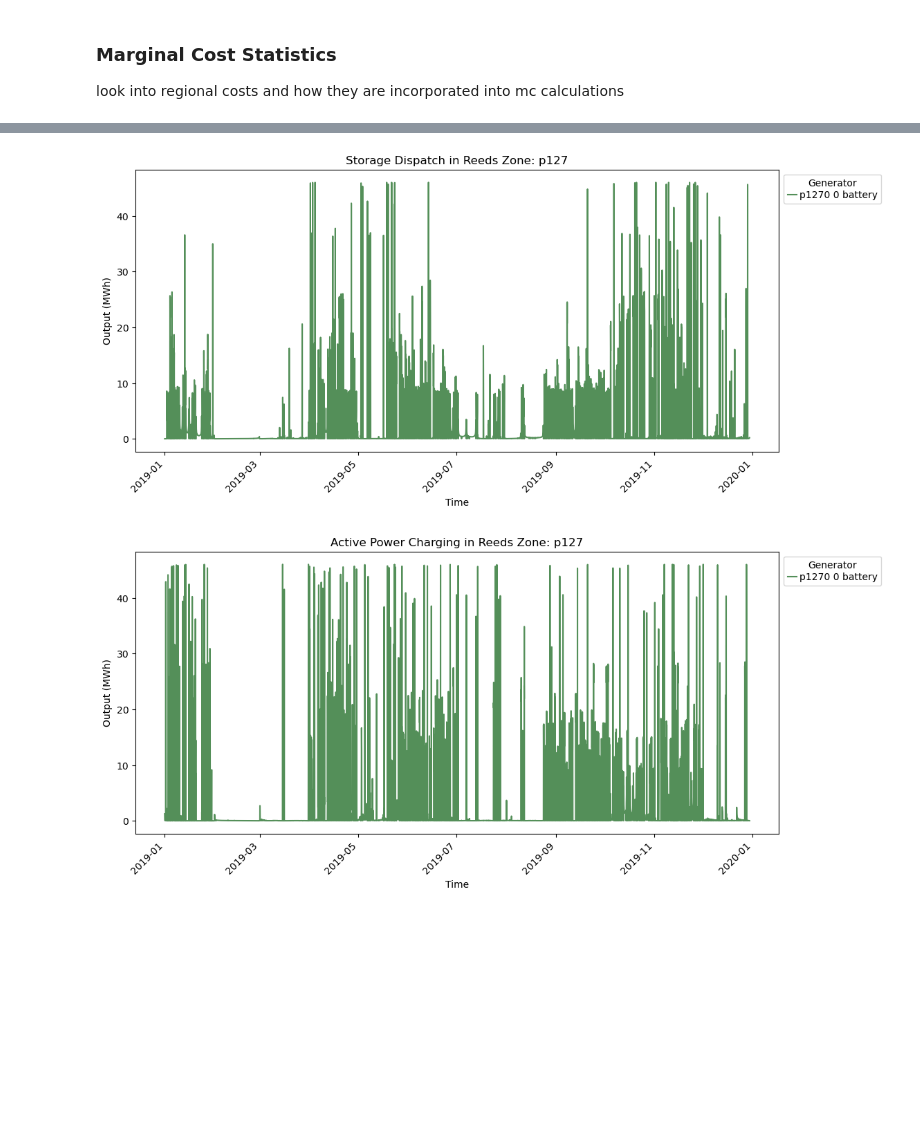
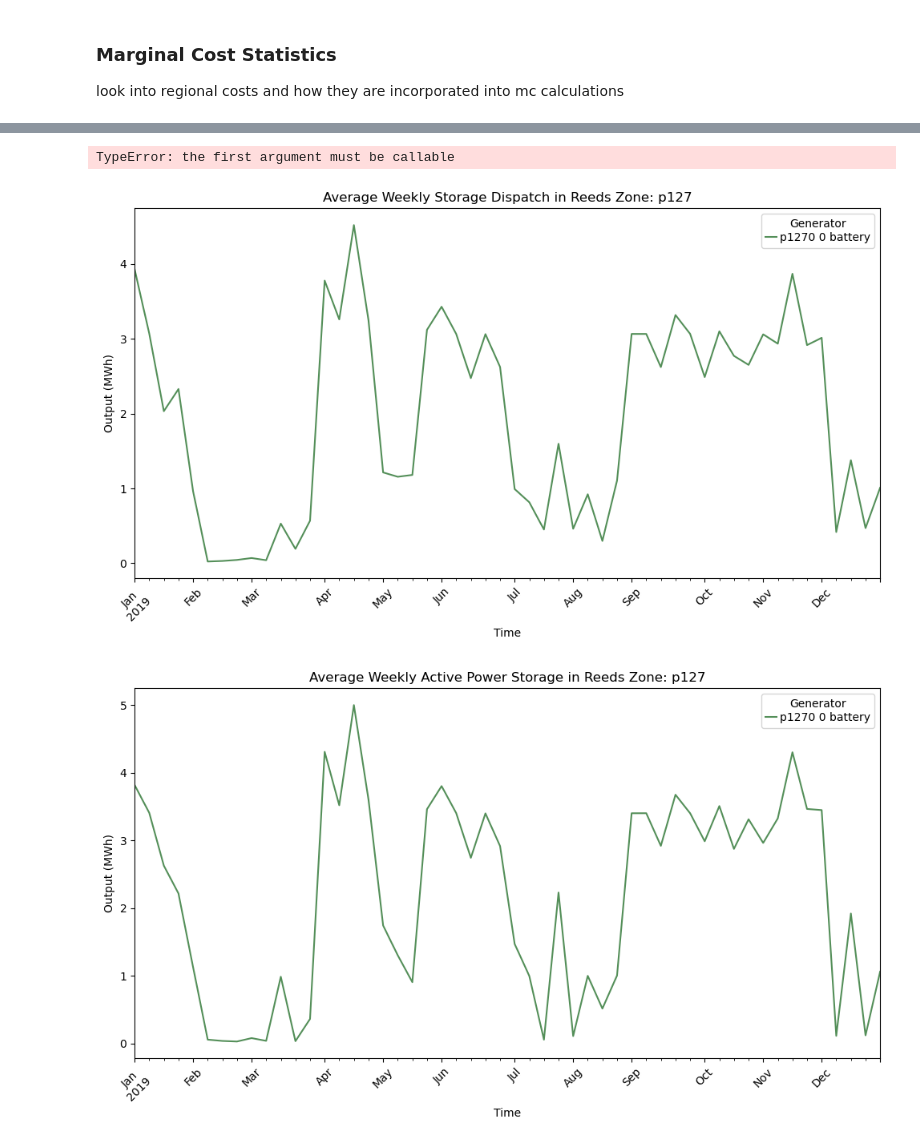
Before and after one commit to af3913/pypsa-usa, a Jupyter notebook: workflow/pypsa-usa_technical_appendix.ipynb, the cells around one changed output, grey strips where cells are left out. Saved outputs shown, nothing was run; the diff lists cells and outputs as text; code cells hidden in the pictures; blank space fills up the shorter version.

```diff
--- a/workflow/pypsa-usa_technical_appendix.ipynb
+++ b/workflow/pypsa-usa_technical_appendix.ipynb
@@ -454,15 +456,16 @@ def plot_data(generator:pd.DataFrame, reeds_zone: str, time_zone: str, start_dat
     plt.xticks(rotation=45)
     plt.show()
 
-plot_data(loads, "p127", "US/Eastern", "2019-08-01", "2019-08-03", "Hourly Load")
+plot_data(loads, "p127", "US/Eastern", "2019-08-07", "2019-08-09", "Hourly Load")
 
 # Generators_p weekly average
 loads_weekly = loads.resample("W", axis=1).mean()
 
-def plot_data_weekly(generator:pd.DataFrame, reeds_zone: str, start_date: str, end_date: str, title: str):
+def plot_data_weekly(generator:pd.DataFrame, reeds_zone: str, time_zone: str, start_date: str, end_date: str, title: str):
     """
     Plots desried load/generation weekly average data for a specified reeds zone and time period.
     """
+
     # Select data for reeds zone
     data = generator.loc(axis=0)[reeds_zone].T
     data = data[(data.index >= start_date) & (data.index <= end_date)]
@@ -477,5 +480,5 @@ def plot_data_weekly(generator:pd.DataFrame, reeds_zone: str, start_date: str, e
     plt.xticks(rotation=45)
     plt.show()
 
-plot_data_weekly(loads_weekly, "p127", "2019-01-01", "2019-12-30", "Average Weekly Load")
+plot_data_weekly(loads_weekly, "p127", "US/Eastern", "2018-01-01", "2019-12-30", "Average Weekly Load")
 # %% [output]
@@ -616,3 +636,43 @@ plot_generators_mc_weekly(generators_mc, ['p127', 'p128'], "2019-01-01", "2019-1
+# %%
+from summary import get_fuel_costs
+
+# approximates for 2030
+fixed_voms = {
+        "coal": 8.18,
+        "oil": 6.42,
+        "CCGT": 1.84,
+        "OCGT": 6.44,
+        "nuclear": 2.47,
+    }
+
+
+marginal_costs = network.get_switchable_as_dense("Generator", "marginal_cost").T
+marginal_costs = marginal_costs[
+        marginal_costs.index.map(network.generators.carrier).isin(list(fixed_voms))
+    ]
+
+voms = pd.Series(
+        index=marginal_costs.index,
+        data=marginal_costs.index.map(network.generators.carrier).map(fixed_voms).fillna(0),
+    ).astype(float)
+
+marginal_costs = marginal_costs.subtract(voms, axis=0)
+
+# remove the efficiency cost
+eff = network.get_switchable_as_dense("Generator", "efficiency").T
+eff = eff[eff.index.map(network.generators.carrier).isin(list(fixed_voms))]
+fuel_costs = marginal_costs.mul(eff, axis=0)
+
+    # add indices for bus and carrier
+fuel_costs = fuel_costs.reset_index()
+fuel_costs["bus"] = fuel_costs.Generator.map(network.generators.bus)
+fuel_costs["carrier"] = fuel_costs.Generator.map(network.generators.carrier)
+fuel_costs = fuel_costs.groupby(["carrier", "bus", "Generator"]).sum().T
+
+fuel_costs.index = pd.to_datetime(fuel_costs.index)
+fuel_costs.T
+# %% [output]
+TypeError: the first argument must be callable
 # %%
 def storage_add_zonal(storage: pd.DataFrame, time_zone: str):
     """
@@ -640,44 +700,50 @@ def storage_add_zonal(storage: pd.DataFrame, time_zone: str):
     buses_zonal["Bus"] = (buses_zonal["Bus"]
     .str.replace('battery', '')
     .str.strip())
 
     # Set "Bus" as index for both DataFrames
     storage_zonal = storage_zonal.set_index("Bus")
     buses_zonal = buses_zonal.set_index("Bus")
 
     # Extract "reeds_zone" column from "buses" DataFrame
     reeds_zones = buses[["reeds_zone"]]
 
     # Join "reeds_zones" with "loads_zonal"
     storage_zonal = storage_zonal.join(reeds_zones, how="left").reset_index()
 
     storage_zonal["reeds_ba"] = storage_zonal["Bus"].map(buses.reeds_ba)
     storage_zonal["interconnect"] = storage_zonal["Bus"].map(buses.interconnect)
     storage_zonal["reeds_state"] = storage_zonal["Bus"].map(buses.reeds_state)
 
     storage_zonal = storage_zonal.set_index(["Bus", "reeds_zone", "reeds_ba",
                                         "interconnect", "reeds_state", "StorageUnit"])
 
     return storage_zonal
 
 
 #storage_units_t.p_dispatch - active power dispatch at bus
 storage_dispatch = (storage_add_zonal(network.storage_units_t.p_dispatch, "US/Eastern")
                     .groupby(["reeds_zone", "StorageUnit"]) # Change groupby to desired setting (i.e reeds_state). Update plotting function accordingly.
                     .mean())
 
-plot_data(storage_dispatch, "p127", "US/Eastern", "2019-01-01", "2019-12-30", "Storage Dispatch")
+storage_dispatch.columns = pd.to_datetime(storage_dispatch.columns)
+storage_dispatch_weekly = storage_dispatch.resample("W", axis=1).mean()
+
+plot_data_weekly(storage_dispatch_weekly, "p127", "US/Eastern", "2019-01-01", "2019-12-30", "Average Weekly Storage Dispatch")
 # %% [output]
-[figure, old version]
+[figure, new version]
 # %%
 # Import storage_units_p_store - active power charging at bus
 storage_store = (storage_add_zonal(network.storage_units_t.p_store, "US/Eastern")
                 .groupby(["reeds_zone", "StorageUnit"]) # Change groupby to desired setting (i.e reeds_state). Update plotting function accordingly.
                 .mean())
 
-plot_data(storage_store, "p127", "US/Eastern", "2019-01-01", "2019-12-30", "Active Power Charging")
+storage_store.columns = pd.to_datetime(storage_store.columns)
+storage_store_weekly = storage_store.resample("W", axis=1).mean()
+
+plot_data_weekly(storage_store_weekly, "p127", "US/Eastern", "2019-01-01", "2019-12-30", "Average Weekly Active Power Storage")
 # %% [output]
-[figure, old version]
+[figure, new version]
 # %%
 # Import storage_units_t - active power at bus (positive if net generation)
 storage_p = (storage_add_zonal(network.storage_units_t.p, "US/Eastern")
```
Also changed, not shown: parts of 12 cells of this notebook.
